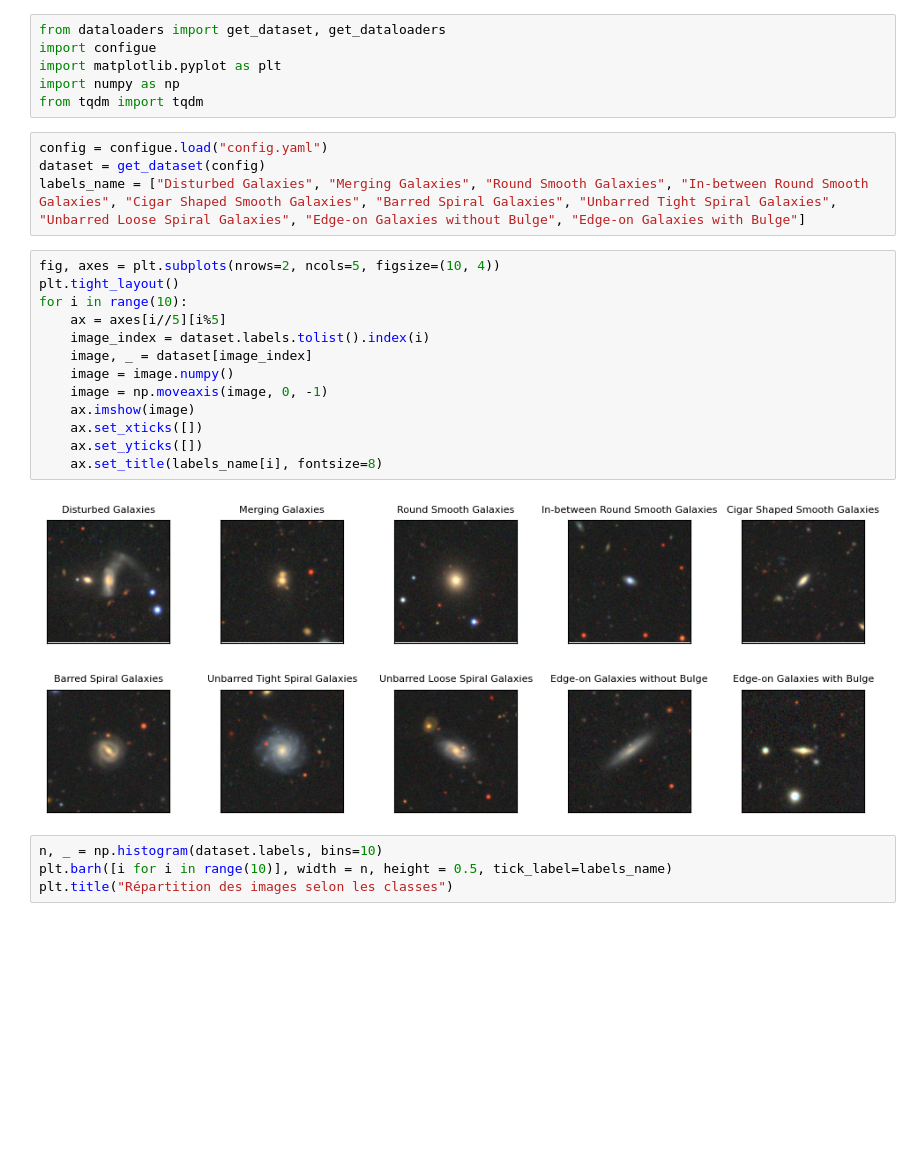
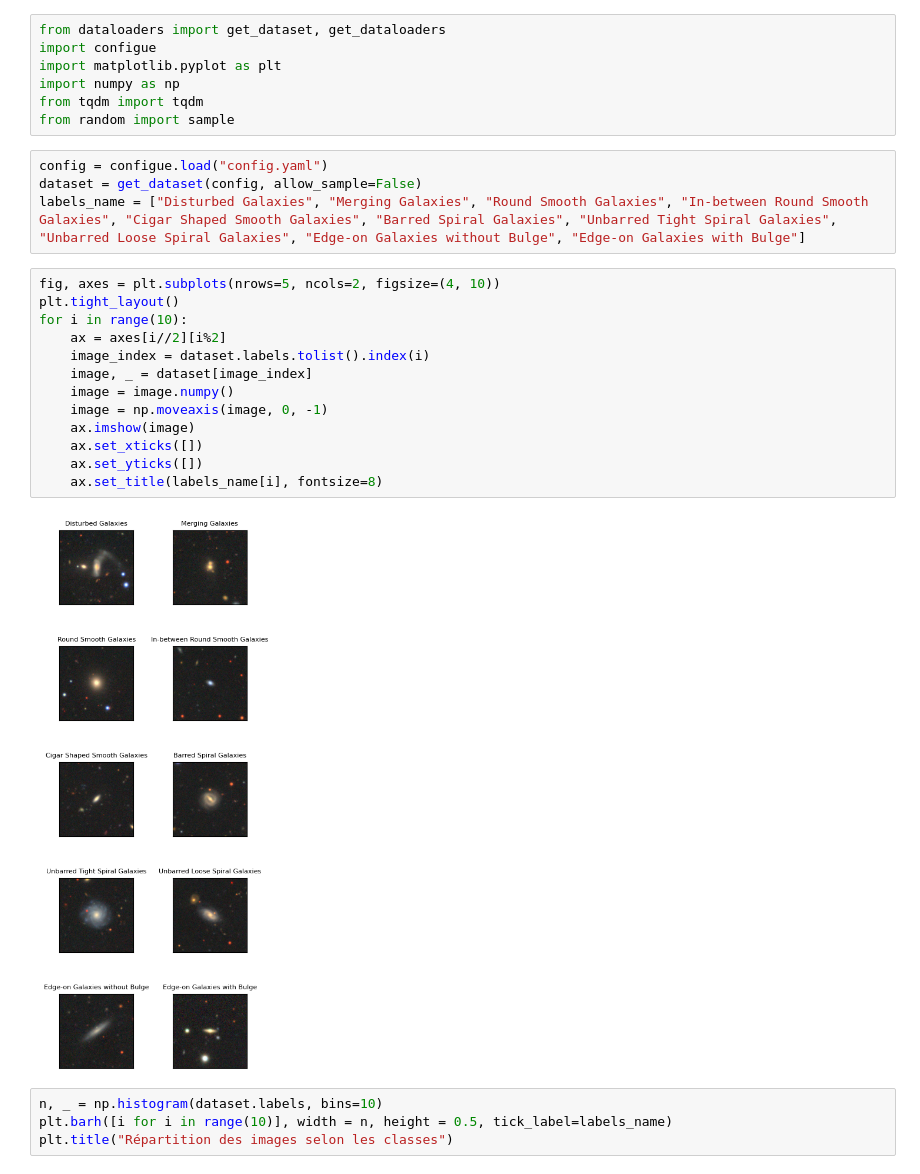
Before and after one commit to sachamuller/galaxy-classification, a Jupyter notebook: dataset_exploration.ipynb, the cells around one changed output. Saved outputs shown, nothing was run; the diff lists cells and outputs as text; blank space fills up the shorter version.

```diff
--- a/dataset_exploration.ipynb
+++ b/dataset_exploration.ipynb
@@ -4,25 +4,26 @@ import configue
 import matplotlib.pyplot as plt
 import numpy as np
 from tqdm import tqdm
+from random import sample
 # %%
 config = configue.load("config.yaml")
-dataset = get_dataset(config)
+dataset = get_dataset(config, allow_sample=False)
 labels_name = ["Disturbed Galaxies", "Merging Galaxies", "Round Smooth Galaxies", "In-between Round Smooth Galaxies", "Cigar Shaped Smooth Galaxies", "Barred Spiral Galaxies", "Unbarred Tight Spiral Galaxies", "Unbarred Loose Spiral Galaxies", "Edge-on Galaxies without Bulge", "Edge-on Galaxies with Bulge"]
 # %%
-fig, axes = plt.subplots(nrows=2, ncols=5, figsize=(10, 4))
+fig, axes = plt.subplots(nrows=5, ncols=2, figsize=(4, 10))
 plt.tight_layout()
 for i in range(10):
-    ax = axes[i//5][i%5]
+    ax = axes[i//2][i%2]
     image_index = dataset.labels.tolist().index(i)
     image, _ = dataset[image_index]
     image = image.numpy()
     image = np.moveaxis(image, 0, -1)
     ax.imshow(image)
     ax.set_xticks([])
     ax.set_yticks([])
     ax.set_title(labels_name[i], fontsize=8)
 # %% [output]
-[figure, old version]
+[figure, new version]
 # %%
 n, _ = np.histogram(dataset.labels, bins=10)
 plt.barh([i for i in range(10)], width = n, height = 0.5, tick_label=labels_name)
```
Also changed, not shown: parts of 1 cell of this notebook, 2 other files.
